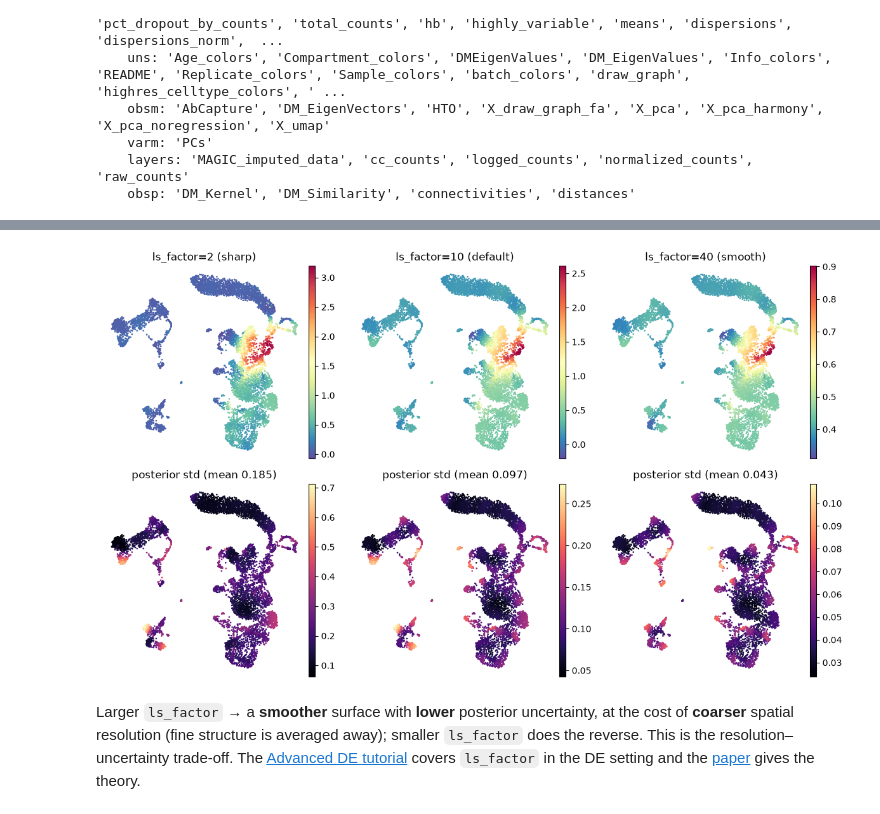
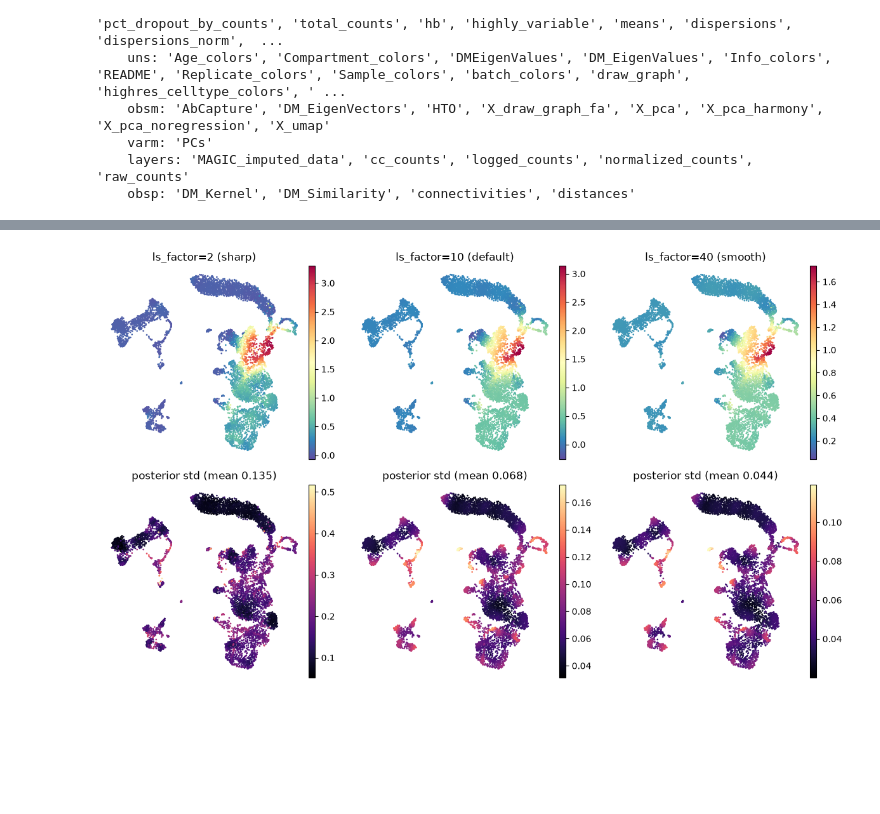
Before and after one commit to settylab/kompot, a Jupyter notebook: examples/05_smooth_expression.ipynb, the cells around one changed output, grey strips where cells are left out. Saved outputs shown, nothing was run; the diff lists cells and outputs as text; code cells hidden in the pictures; blank space fills up the shorter version.

```diff
--- a/examples/05_smooth_expression.ipynb
+++ b/examples/05_smooth_expression.ipynb
@@ -122,16 +118,14 @@ uncertainty). Project all three onto the UMAP for one gene:
 gene = GENES[0]
 gi = adata.var_names.get_loc(gene)
 
-adata.obs[f"{gene}: raw"] = _dense(
-    adata[:, gene].layers[LAYER_FOR_EXPRESSION]
-).ravel()
-adata.obs[f"{gene}: smoothed (Young fn)"] = adata.layers[sm_key][:, gi]
-adata.obs[f"{gene}: posterior std"] = adata.layers[std_key][:, gi]
+adata.obs[f"{gene}: raw"] = dense(adata[:, gene].layers[LAYER_FOR_EXPRESSION])
+adata.obs[f"{gene}: smoothed"] = adata.layers[smoothed][:, gi]
+adata.obs[f"{gene}: posterior std"] = adata.layers[std][:, gi]
 
 fig, axes = plt.subplots(1, 3, figsize=(12, 3.6))
 sc.pl.embedding(adata, "umap", color=f"{gene}: raw", ax=axes[0], show=False,
                 frameon=False, cmap="Spectral_r")
-sc.pl.embedding(adata, "umap", color=f"{gene}: smoothed (Young fn)", ax=axes[1],
+sc.pl.embedding(adata, "umap", color=f"{gene}: smoothed", ax=axes[1],
                 show=False, frameon=False, cmap="Spectral_r")
 sc.pl.embedding(adata, "umap", color=f"{gene}: posterior std", ax=axes[2],
                 show=False, frameon=False, cmap="magma")
@@ -158,25 +152,23 @@ gj = GENES.index(gene)
 
 fig, axes = plt.subplots(2, len(scales), figsize=(4 * len(scales), 7))
 for k, (lsf, tag) in enumerate(scales):
-    m = kompot.smooth_expression(
-        adata, groupby=GROUPING_COLUMN, condition="Young",
-        layer=LAYER_FOR_EXPRESSION, obsm_key=DIMENSIONALITY_REDUCTION, genes=GENES,
+    model = kompot.smooth_expression(
+        adata,
+        obsm_key=DIMENSIONALITY_REDUCTION, layer=LAYER_FOR_EXPRESSION, genes=GENES,
         gp=kompot.GPSettings(ls_factor=lsf),
         storage=kompot.StorageSettings(result_key=f"ls_{tag}"),
-        output=kompot.OutputSettings(return_full_results=True, inplace=False,
-                                     progress=False),
+        output=kompot.OutputSettings(return_full_results=True, inplace=False, progress=False),
     )["model"]
-    smoothed = m.predict(X, progress=False)[:, gj]
-    std = m.std(X, progress=False)
-    std = std[:, gj] if std.ndim == 2 else std.ravel()
-    adata.obs["_sm"] = smoothed
-    adata.obs["_st"] = std
-    sc.pl.embedding(adata, "umap", color="_sm", ax=axes[0, k], show=False,
-                    frameon=False, cmap="Spectral_r",
-                    title=f"ls_factor={lsf:g} ({tag})")
-    sc.pl.embedding(adata, "umap", color="_st", ax=axes[1, k], show=False,
+    values = model.predict(X, progress=False)[:, gj]
+    sd = model.std(X, progress=False)
+    sd = sd[:, gj] if sd.ndim == 2 else sd.ravel()
+
+    adata.obs["_value"], adata.obs["_sd"] = values, sd
+    sc.pl.embedding(adata, "umap", color="_value", ax=axes[0, k], show=False,
+                    frameon=False, cmap="Spectral_r", title=f"ls_factor={lsf:g} ({tag})")
+    sc.pl.embedding(adata, "umap", color="_sd", ax=axes[1, k], show=False,
                     frameon=False, cmap="magma",
-                    title=f"posterior std (mean {std.mean():.3f})")
-adata.obs.drop(columns=["_sm", "_st"], inplace=True)
+                    title=f"posterior std (mean {sd.mean():.3f})")
+adata.obs.drop(columns=["_value", "_sd"], inplace=True)
 plt.tight_layout()
 # %% [output]
@@ -186,8 +178 @@ plt.tight_layout()
-[figure, old version]
+[figure, new version]
-# %% [markdown]
-Larger `ls_factor` → a **smoother** surface with **lower** posterior uncertainty,
-at the cost of **coarser** spatial resolution (fine structure is averaged away);
-smaller `ls_factor` does the reverse. This is the resolution–uncertainty
-trade-off. The [Advanced DE tutorial](./02_differential_expression_detailed.ipynb)
-covers `ls_factor` in the DE setting and the
-[paper](https://www.biorxiv.org/content/10.1101/2025.06.03.657769) gives the theory.
```
Also changed, not shown: parts of 30 cells of this notebook.
